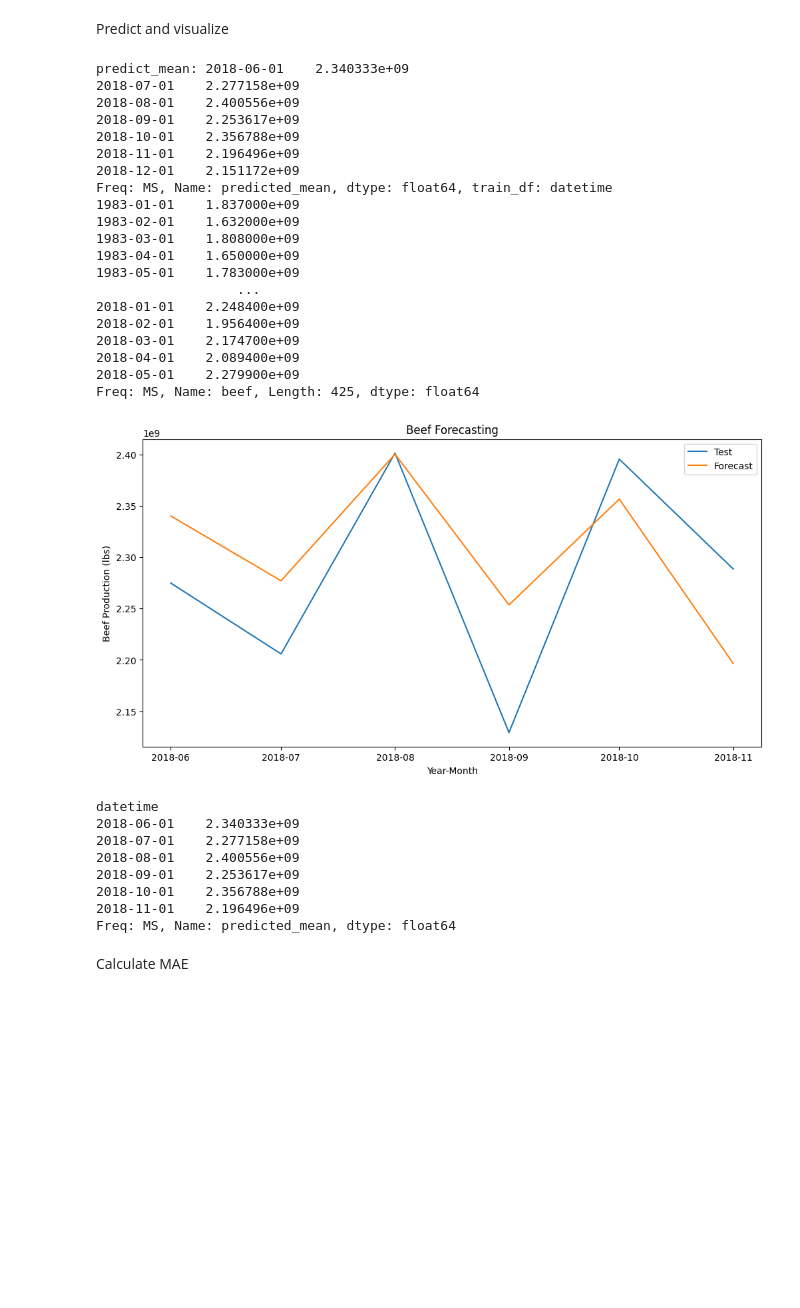
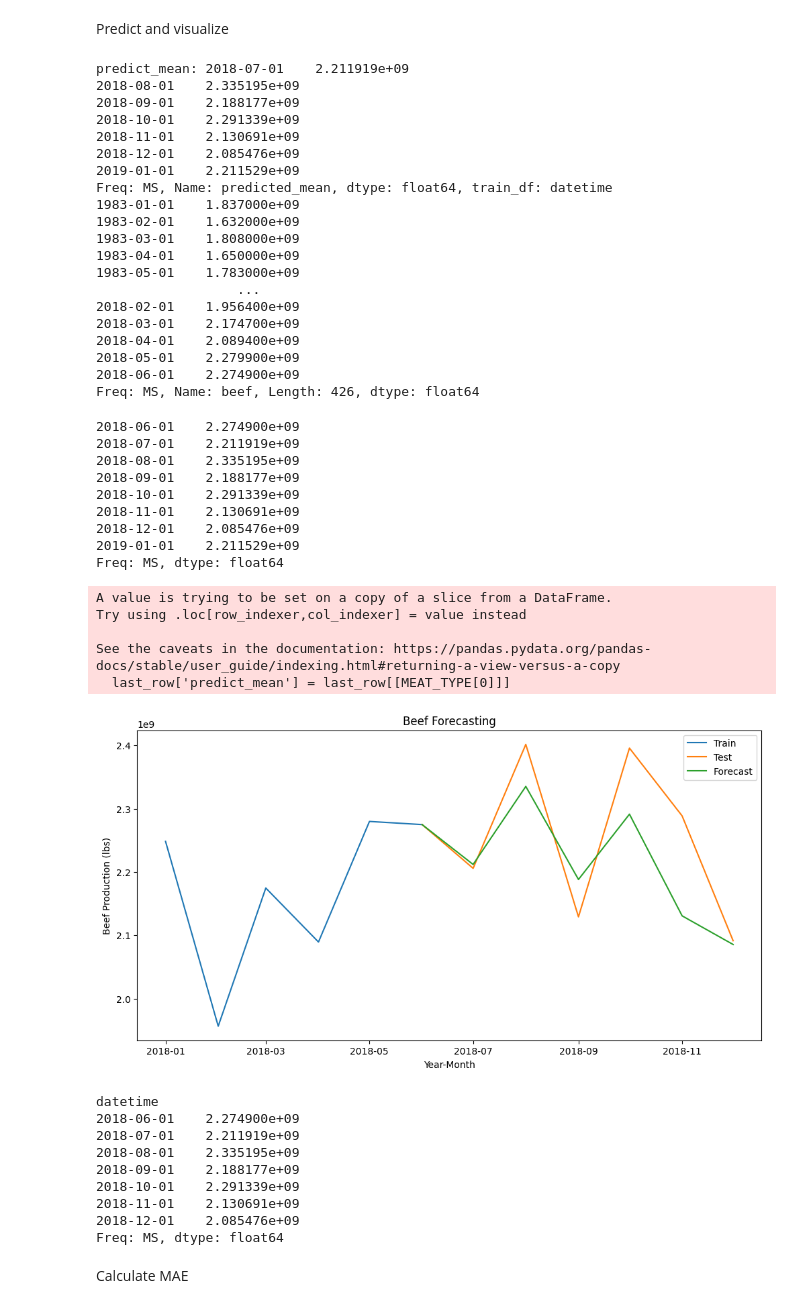
Before and after one commit to SAT-Enjoyers/citadel-datathon, a Jupyter notebook: eda/sarimax_meat.ipynb, the cells around one changed output. Saved outputs shown, nothing was run; the diff lists cells and outputs as text; code cells hidden in the pictures; blank space fills up the shorter version.

```diff
--- a/eda/sarimax_meat.ipynb
+++ b/eda/sarimax_meat.ipynb
@@ -163,7 +163,7 @@ Split train test data
 LEARN_TO_YEAR = 2018
 LEARN_FROM = date(1900, 1, 1)
 LEARN_TO = date(LEARN_TO_YEAR, 6, 1)
-train_df = df_subject1[(df_subject1['datetime'].dt.date >= LEARN_FROM) & (df_subject1['datetime'].dt.date < LEARN_TO)]
+train_df = df_subject1[(df_subject1['datetime'].dt.date >= LEARN_FROM) & (df_subject1['datetime'].dt.date <= LEARN_TO)]
 train_df = train_df.set_index('datetime')
 train_df = train_df.asfreq('MS')
 print(train_df.shape)
@@ -187,7 +187,7 @@ train_df
 # %%
 TEST_FROM = date(2018, 6, 1)
 TEST_TO = date(2018, 12, 1)
-test_df = df_subject1[(df_subject1['datetime'].dt.date >= TEST_FROM) & (df_subject1['datetime'].dt.date < TEST_TO)]
+test_df = df_subject1[(df_subject1['datetime'].dt.date >= TEST_FROM) & (df_subject1['datetime'].dt.date <= TEST_TO)]
 test_df = test_df.reset_index(drop=True)
 test_df = test_df.set_index('datetime')
 test_df = test_df.asfreq('MS')
@@ -253,13 +255,13 @@ predict_mean = forecast.predicted_mean
 confidence_interval = forecast.conf_int()
 print(f'predict_mean: {predict_mean}, train_df: {train_df[MEAT_TYPE[0]]}')
 # %% [output]
-predict_mean: 2018-06-01    2.340333e+09
-2018-07-01    2.277158e+09
-2018-08-01    2.400556e+09
-2018-09-01    2.253617e+09
-2018-10-01    2.356788e+09
-2018-11-01    2.196496e+09
-2018-12-01    2.151172e+09
+predict_mean: 2018-07-01    2.211919e+09
+2018-08-01    2.335195e+09
+2018-09-01    2.188177e+09
+2018-10-01    2.291339e+09
+2018-11-01    2.130691e+09
+2018-12-01    2.085476e+09
+2019-01-01    2.211529e+09
 Freq: MS, Name: predicted_mean, dtype: float64, train_df: datetime
 1983-01-01    1.837000e+09
 1983-02-01    1.632000e+09
@@ -267,35 +269,54 @@ Freq: MS, Name: predicted_mean, dtype: float64, train_df: datetime
 1983-04-01    1.650000e+09
 1983-05-01    1.783000e+09
                   ...
-2018-01-01    2.248400e+09
 2018-02-01    1.956400e+09
 2018-03-01    2.174700e+09
 2018-04-01    2.089400e+09
 2018-05-01    2.279900e+09
-Freq: MS, Name: beef, Length: 425, dtype: float64
+2018-06-01    2.274900e+09
+Freq: MS, Name: beef, Length: 426, dtype: float64
 # %%
 plt.figure(figsize=(12, 6))
+last_row = train_df.tail(1)
+last_row['predict_mean'] = last_row[[MEAT_TYPE[0]]]
+new_mean = pd.concat([last_row['predict_mean'], predict_mean])
+print(new_mean)
 filtered_df = train_df[str(LEARN_TO_YEAR):]
-forecast_aligned = predict_mean.loc[test_df.index]
-# plt.plot(filtered_df.index, filtered_df[MEAT_TYPE[0]], label='Train')
+forecast_aligned = new_mean.loc[test_df.index]
+plt.plot(filtered_df.index, filtered_df[MEAT_TYPE[0]], label='Train')
 plt.plot(test_df.index, test_df[MEAT_TYPE[0]], label='Test')
 plt.plot(test_df.index, forecast_aligned, label='Forecast')
 plt.title(f'{MEAT_TYPE[0].capitalize()} Forecasting')
 plt.ylabel('Beef Production (lbs)')
 plt.xlabel('Year-Month')
 plt.legend()
 plt.show()
 forecast_aligned
 # %% [output]
+2018-06-01    2.274900e+09
+2018-07-01    2.211919e+09
+2018-08-01    2.335195e+09
+2018-09-01    2.188177e+09
+2018-10-01    2.291339e+09
+2018-11-01    2.130691e+09
+2018-12-01    2.085476e+09
+2019-01-01    2.211529e+09
+Freq: MS, dtype: float64
+A value is trying to be set on a copy of a slice from a DataFrame.
+Try using .loc[row_indexer,col_indexer] = value instead
+
+See the caveats in the documentation: https://pandas.pydata.org/pandas-docs/stable/user_guide/indexing.html#returning-a-view-versus-a-copy
+  last_row['predict_mean'] = last_row[[MEAT_TYPE[0]]]
-[figure, old version]
+[figure, new version]
-datetime
-2018-06-01    2.340333e+09
-2018-07-01    2.277158e+09
-2018-08-01    2.400556e+09
-2018-09-01    2.253617e+09
-2018-10-01    2.356788e+09
-2018-11-01    2.196496e+09
-Freq: MS, Name: predicted_mean, dtype: float64
+datetime
+2018-06-01    2.274900e+09
+2018-07-01    2.211919e+09
+2018-08-01    2.335195e+09
+2018-09-01    2.188177e+09
+2018-10-01    2.291339e+09
+2018-11-01    2.130691e+09
+2018-12-01    2.085476e+09
+Freq: MS, dtype: float64
 # %% [markdown]
 Calculate MAE
 # %%
```
Also changed, not shown: parts of 4 cells of this notebook, 3 other files.
